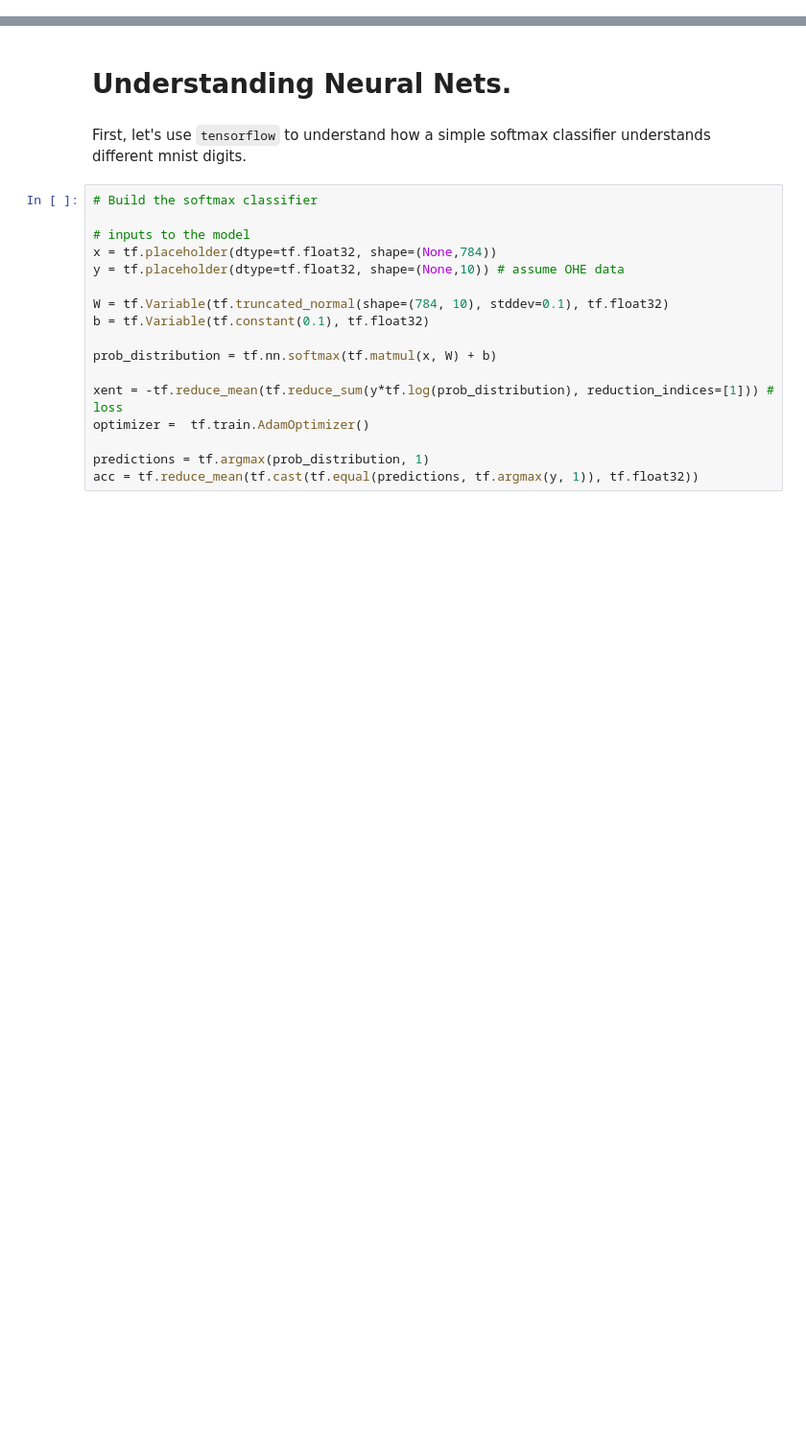
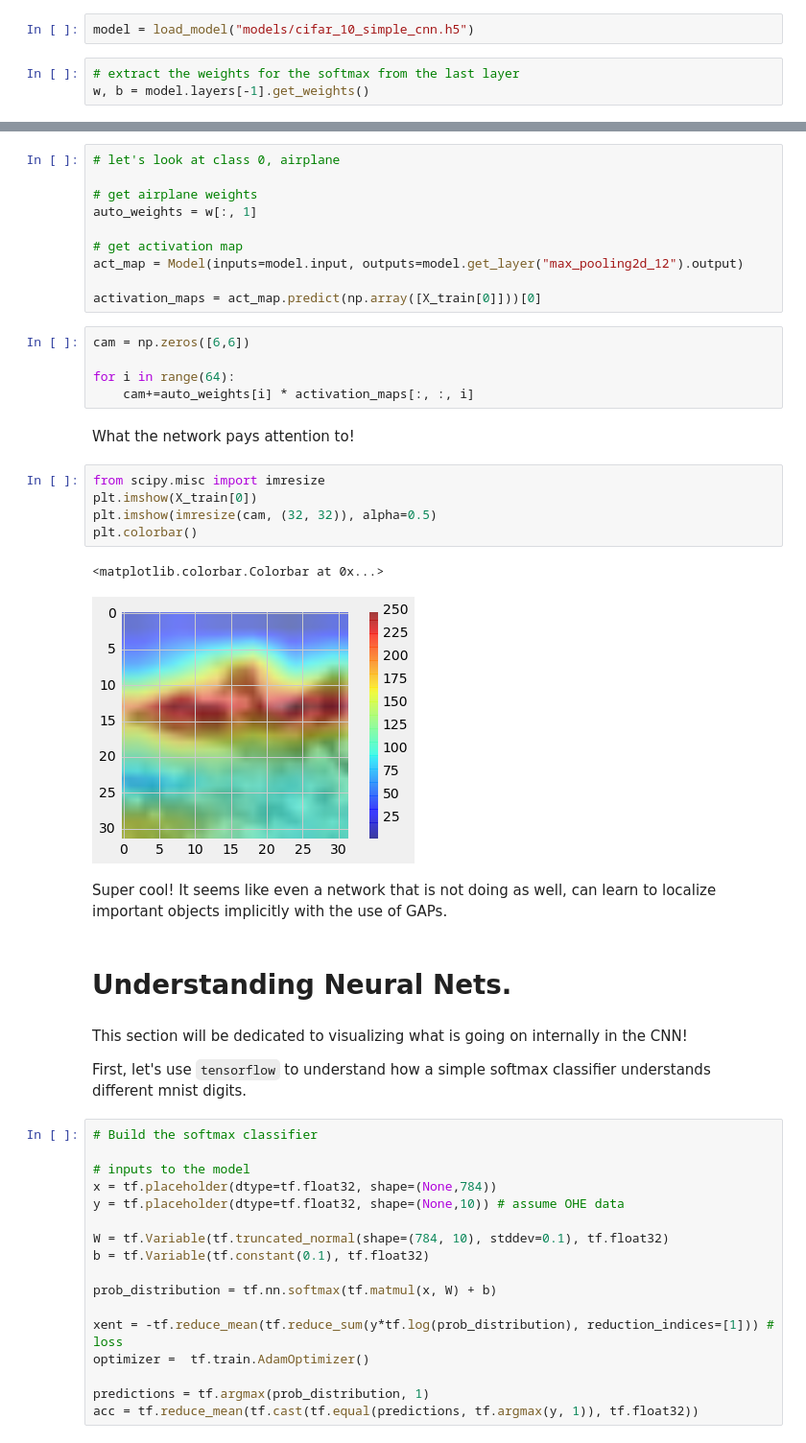
Before and after one commit to oikobill/NLP, a Jupyter notebook: transfer_learning/visualizing_NNs.ipynb, the cells around one changed output, grey strips where cells are left out. Shown at 96% size. Saved outputs shown, nothing was run; the diff lists cells and outputs as text; blank space fills up the shorter version.

````diff
--- a/transfer_learning/visualizing_NNs.ipynb
+++ b/transfer_learning/visualizing_NNs.ipynb
@@ -18,0 +84,5 @@ Extracting MNIST_data/t10k-labels-idx1-ubyte.gz
+# %%
+model = load_model("models/cifar_10_simple_cnn.h5")
+# %%
+# extract the weights for the softmax from the last layer
+w, b = model.layers[-1].get_weights()
@@ -19,6 +94,35 @@ Extracting MNIST_data/t10k-labels-idx1-ubyte.gz
+# %%
+# let's look at class 0, airplane
+
+# get airplane weights
+auto_weights = w[:, 1]
+
+# get activation map
+act_map = Model(inputs=model.input, outputs=model.get_layer("max_pooling2d_12").output)
+
+activation_maps = act_map.predict(np.array([X_train[0]]))[0]
+# %%
+cam = np.zeros([6,6])
+
+for i in range(64):
+    cam+=auto_weights[i] * activation_maps[:, :, i]
+# %% [markdown]
+What the network pays attention to!
+# %%
+from scipy.misc import imresize
+plt.imshow(X_train[0])
+plt.imshow(imresize(cam, (32, 32)), alpha=0.5)
+plt.colorbar()
+# %% [output]
+<matplotlib.colorbar.Colorbar at 0x...>
+[figure, added]
+# %% [markdown]
+Super cool! It seems like even a network that is not doing as well, can learn to localize important objects implicitly with the use of GAPs.
 # %% [markdown]
 # Understanding Neural Nets.
 # %% [markdown]
+This section will be dedicated to visualizing what is going on internally in the CNN!
+
 First, let's use ```tensorflow``` to understand how a simple softmax classifier understands different mnist digits.
 # %%
 # Build the softmax classifier
````
Also changed, not shown: parts of 8 cells of this notebook, 1 other file.
